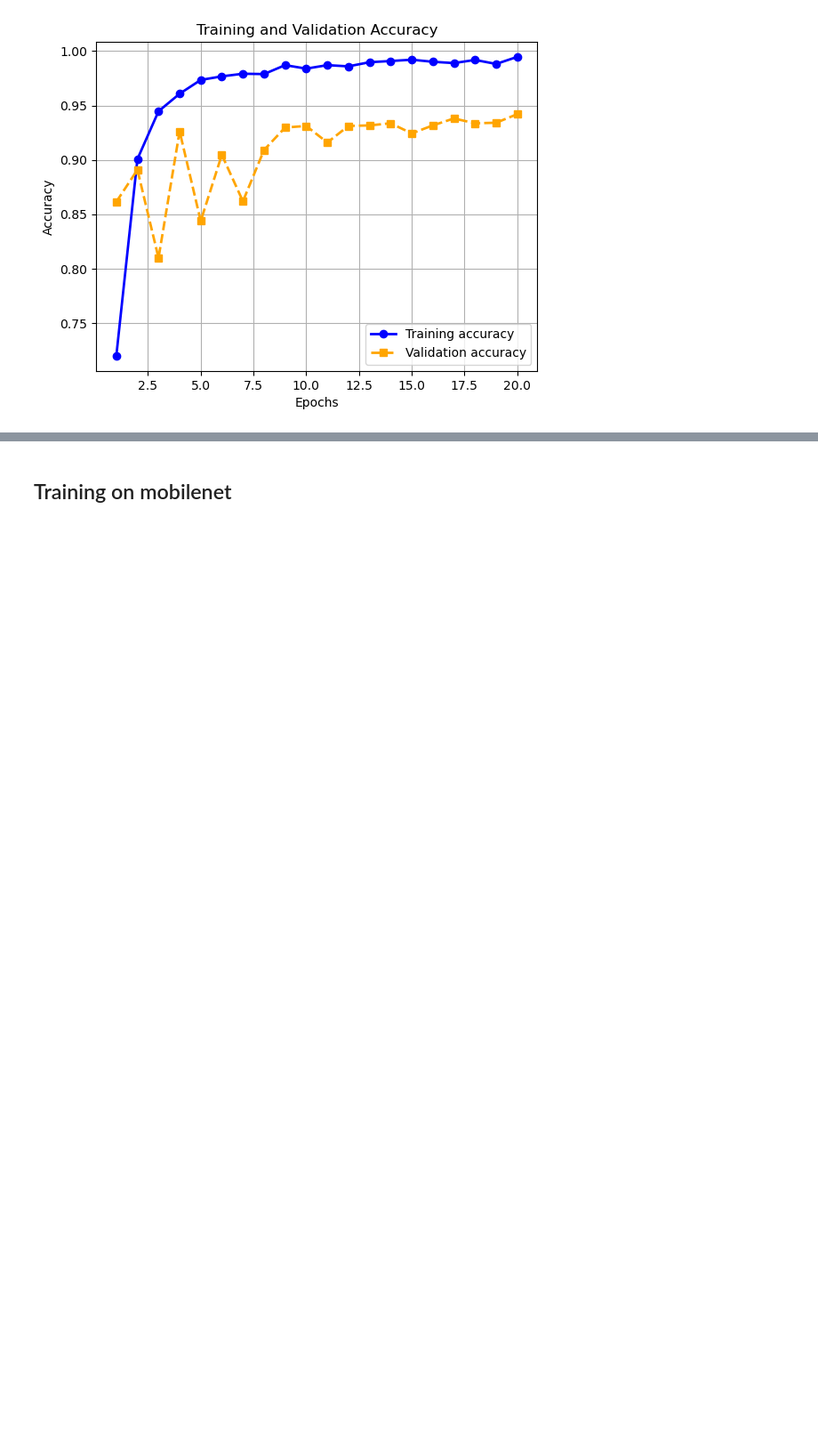
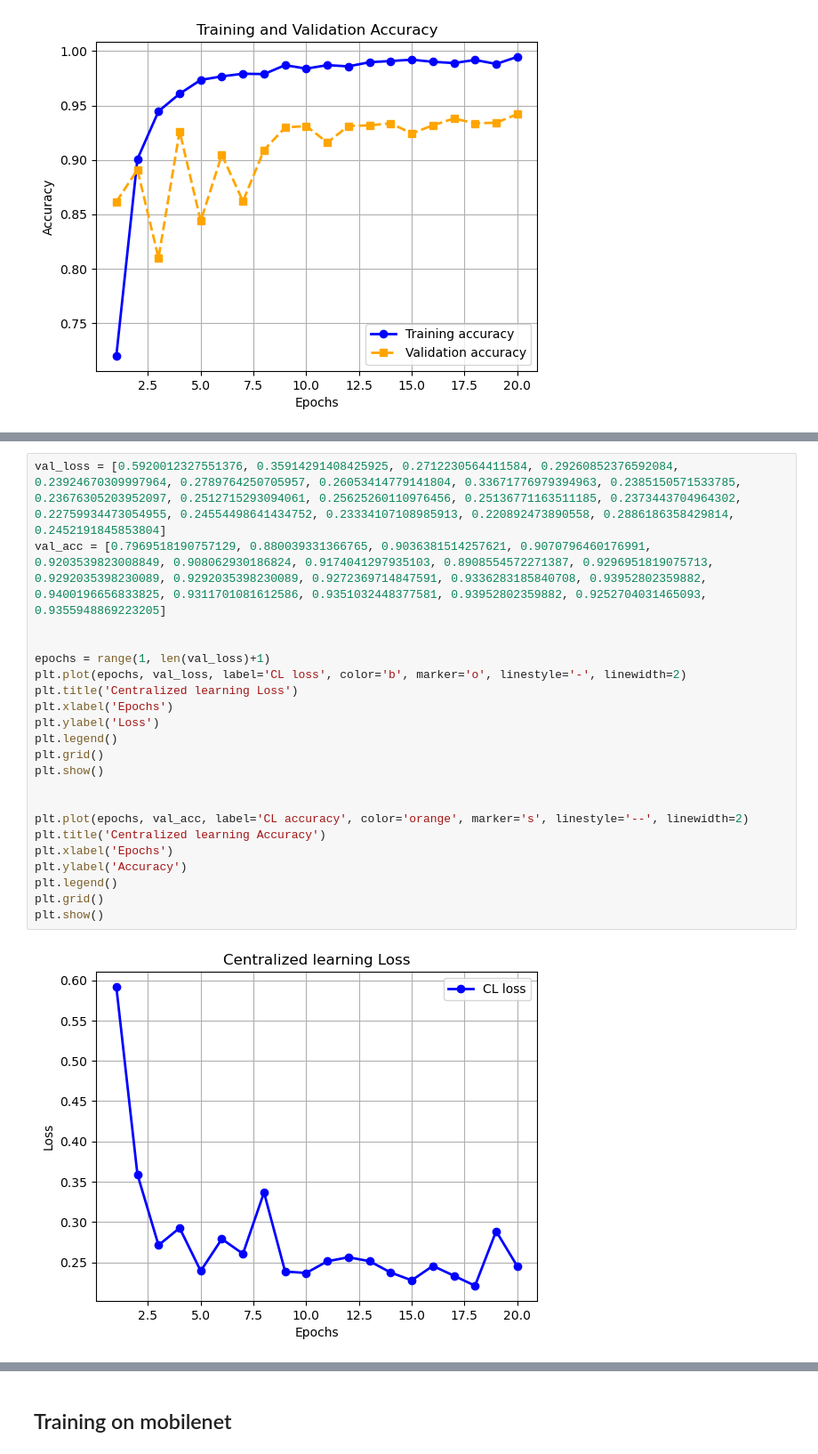
Before and after one commit to hyonbokan/abnormal_driving_behavior_classification, a Jupyter notebook: cent_training/plots/plots.ipynb, the cells around one changed output, grey strips where cells are left out. Shown at 89% size. Drawn from its saved outputs; the diff is of its cells as text; blank space fills up the shorter version.

```diff
--- a/cent_training/plots/plots.ipynb
+++ b/cent_training/plots/plots.ipynb
@@ -424,0 +395,24 @@ plt.show()
+# %%
+val_loss = [0.5920012327551376, 0.35914291408425925, 0.2712230564411584, 0.29260852376592084, 0.23924670309997964, 0.2789764250705957, 0.26053414779141804, 0.33671776979394963, 0.2385150571533785, 0.23676305203952097, 0.2512715293094061, 0.25625260110976456, 0.25136771163511185, 0.2373443704964302, 0.22759934473054955, 0.24554498641434752, 0.23334107108985913, 0.220892473890558, 0.2886186358429814, 0.2452191845853804]
+val_acc = [0.7969518190757129, 0.880039331366765, 0.9036381514257621, 0.9070796460176991, 0.9203539823008849, 0.908062930186824, 0.9174041297935103, 0.8908554572271387, 0.9296951819075713, 0.9292035398230089, 0.9292035398230089, 0.9272369714847591, 0.9336283185840708, 0.93952802359882, 0.9400196656833825, 0.9311701081612586, 0.9351032448377581, 0.93952802359882, 0.9252704031465093, 0.9355948869223205]
+
+
+epochs = range(1, len(val_loss)+1)
+plt.plot(epochs, val_loss, label='CL loss', color='b', marker='o', linestyle='-', linewidth=2)
+plt.title('Centralized learning Loss')
+plt.xlabel('Epochs')
+plt.ylabel('Loss')
+plt.legend()
+plt.grid()
+plt.show()
+
+
+plt.plot(epochs, val_acc, label='CL accuracy', color='orange', marker='s', linestyle='--', linewidth=2)
+plt.title('Centralized learning Accuracy')
+plt.xlabel('Epochs')
+plt.ylabel('Accuracy')
+plt.legend()
+plt.grid()
+plt.show()
+# %% [output]
+[figure, added]
```
Also changed, not shown: parts of 8 cells of this notebook, 28 other files.
